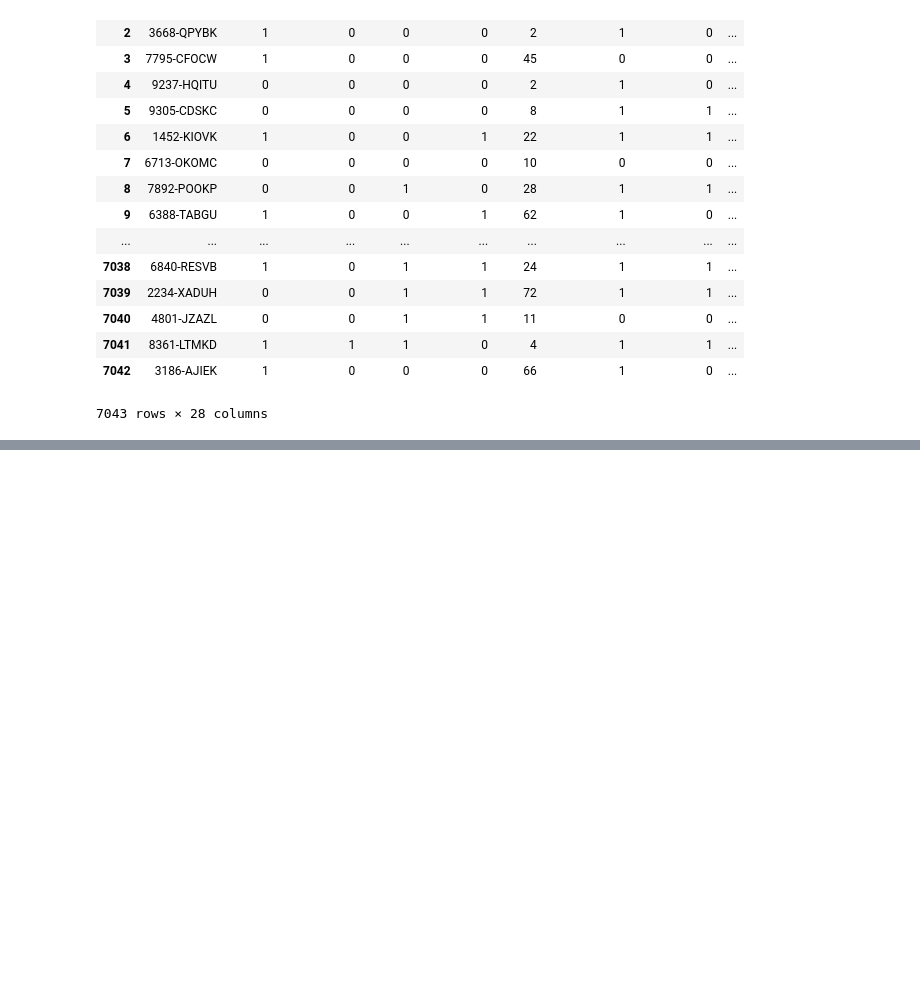
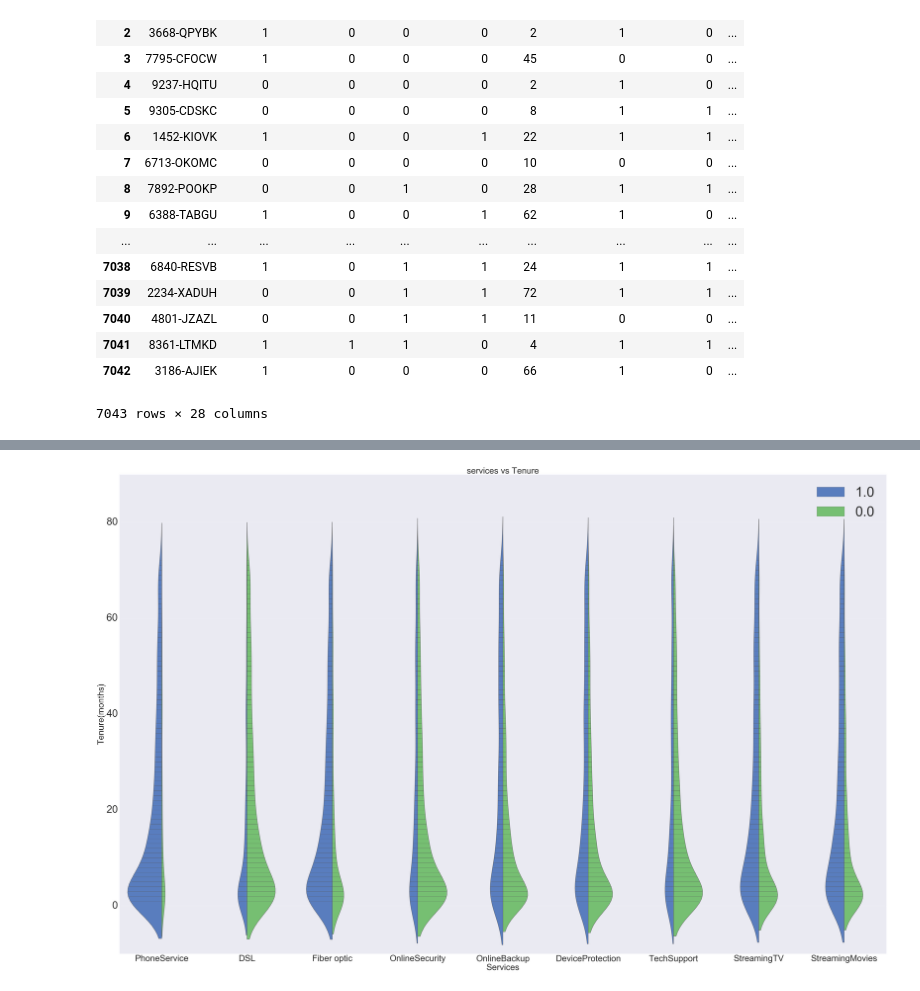
Before and after one commit to vinhpvu/Telco-customer-analytics, a Jupyter notebook: Untitled.ipynb, the cells around one changed output, grey strips where cells are left out. Drawn from its saved outputs; the diff is of its cells as text; code cells hidden in the pictures; blank space fills up the shorter version.

```diff
--- a/Untitled.ipynb
+++ b/Untitled.ipynb
@@ -146,0 +91,3 @@ plt.show()
+# %%
+churn_data= customer[customer['Churn']==1]
+churn_data.info()
@@ -146,0 +112,15 @@ plt.show()
+# %%
+churn_data_graph= pd.melt(churn_data, id_vars=['tenure'], value_vars=['PhoneService','DSL','Fiber optic','OnlineSecurity','OnlineBackup','DeviceProtection','TechSupport',
+                                                                      'StreamingTV','StreamingMovies'])
+churn_data_graph_ax=sns.violinplot(x="variable",y='tenure',hue="value" , data = churn_data_graph ,palette="muted", split=True,scale="count", inner="stick",
+                                   scale_hue=False, bw=.2)
+plt.rcParams['figure.figsize'] = [80, 50]
+plt.xticks(size = 50)
+plt.yticks(size = 60)
+plt.xlabel('Services', size = 50)
+plt.ylabel('Tenure(months)', size = 50)
+plt.title('services vs Tenure', size = 50)
+plt.legend(prop={'size':80})
+plt.show()
+# %% [output]
+[figure, added]
```
Also changed, not shown: parts of 11 cells of this notebook.
